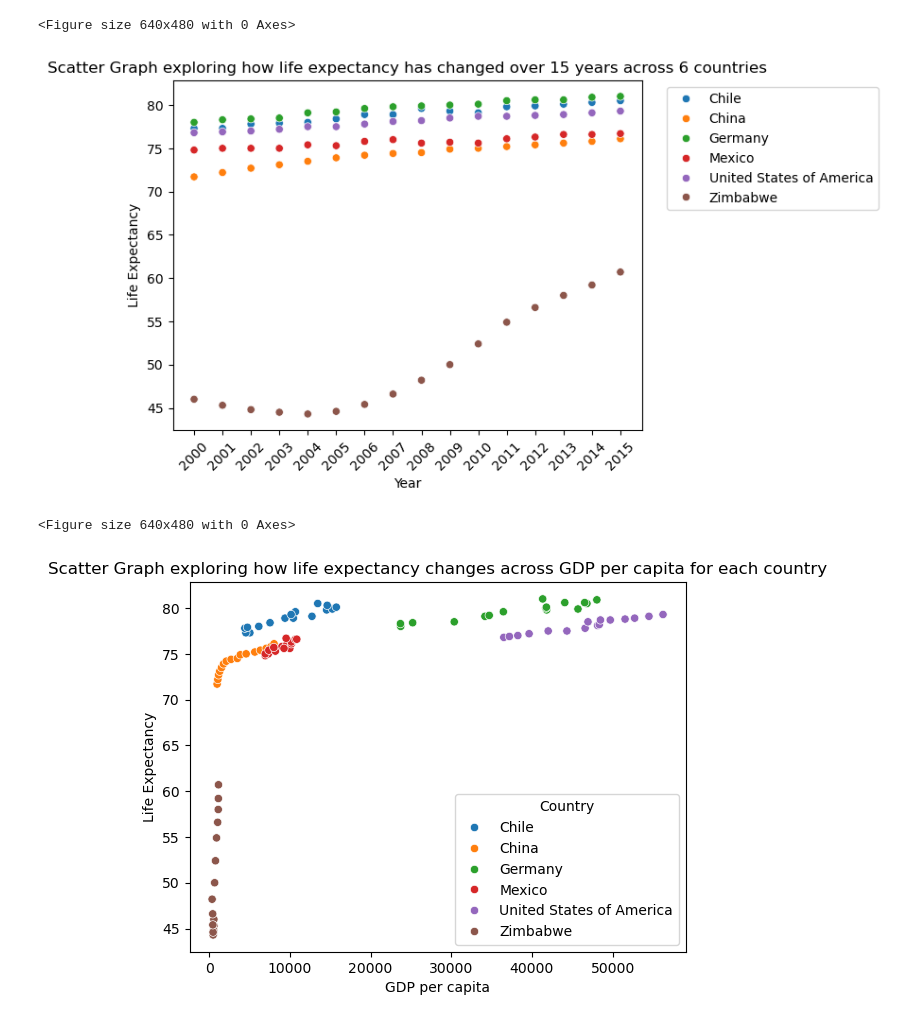
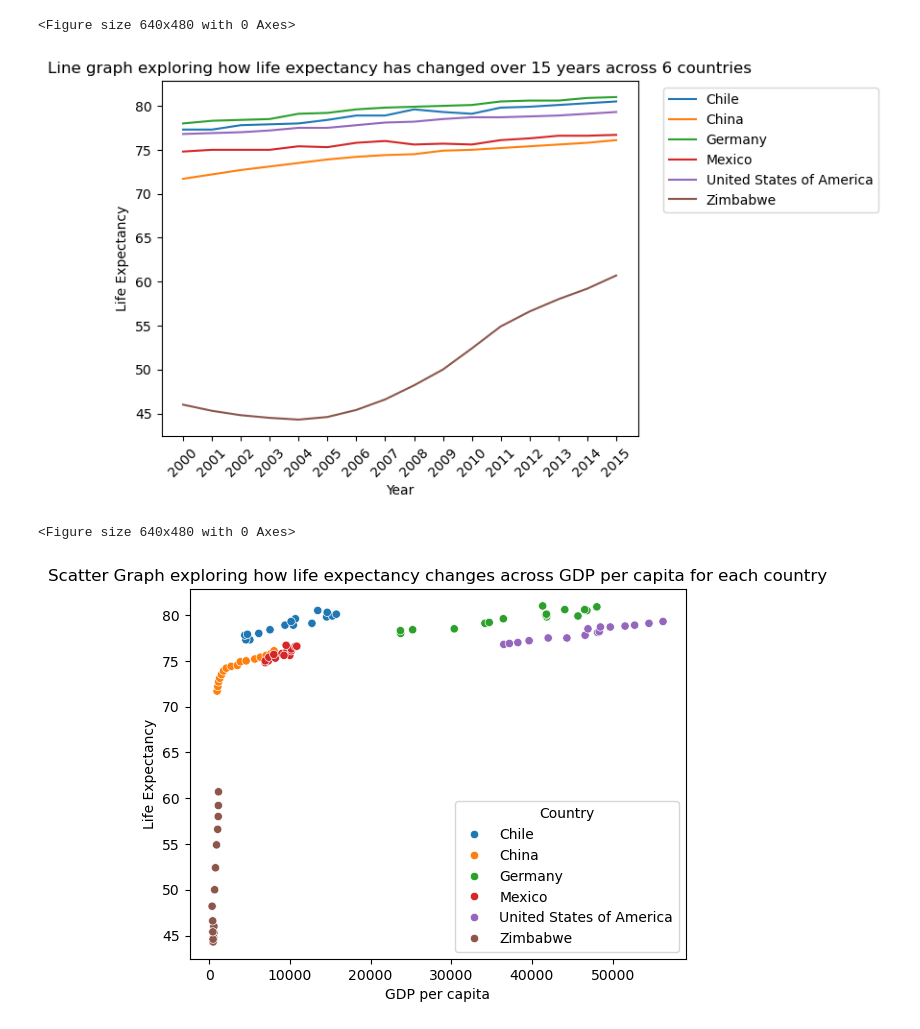
Before and after one commit to CanHergeleci/GDP-Life-Expectancy-Data-Analysis, a Jupyter notebook: life_expectancy_gdp.ipynb, the cells around one changed output. Saved outputs shown, nothing was run; the diff lists cells and outputs as text; code cells hidden in the pictures.

Commit message:
Changed scatter graph comparing life expectancy over the years into a line graph

```diff
--- a/life_expectancy_gdp.ipynb
+++ b/life_expectancy_gdp.ipynb
@@ -162,18 +162,18 @@ country_gdp_life(2, 3, gdp_life_pop_df)
 <Figure size 640x480 with 0 Axes>
 # %%
 # Relationship between year and life expectancy
-sns.scatterplot(x='Year', y='Life_Expectancy', hue='Country', data=gdp_life_pop_df)
+sns.lineplot(x='Year', y='Life_Expectancy', hue='Country', data=gdp_life_pop_df)
 
 # Labelling and title
 plt.xticks(gdp_life_pop_df.Year.unique(), rotation=45)
 plt.xlabel('Year')
 plt.ylabel('Life Expectancy')
-plt.title('Scatter Graph exploring how life expectancy has changed over 15 years across 6 countries')
+plt.title('Line graph exploring how life expectancy has changed over 15 years across 6 countries')
 plt.legend(bbox_to_anchor=(1.04, 1), loc='upper left')
 plt.show()
 plt.clf()
 # %% [output]
-[figure, old version]
+[figure, new version]
 <Figure size 640x480 with 0 Axes>
 # %%
 # Relationship between GDP per capita and life expectancy per country
```
